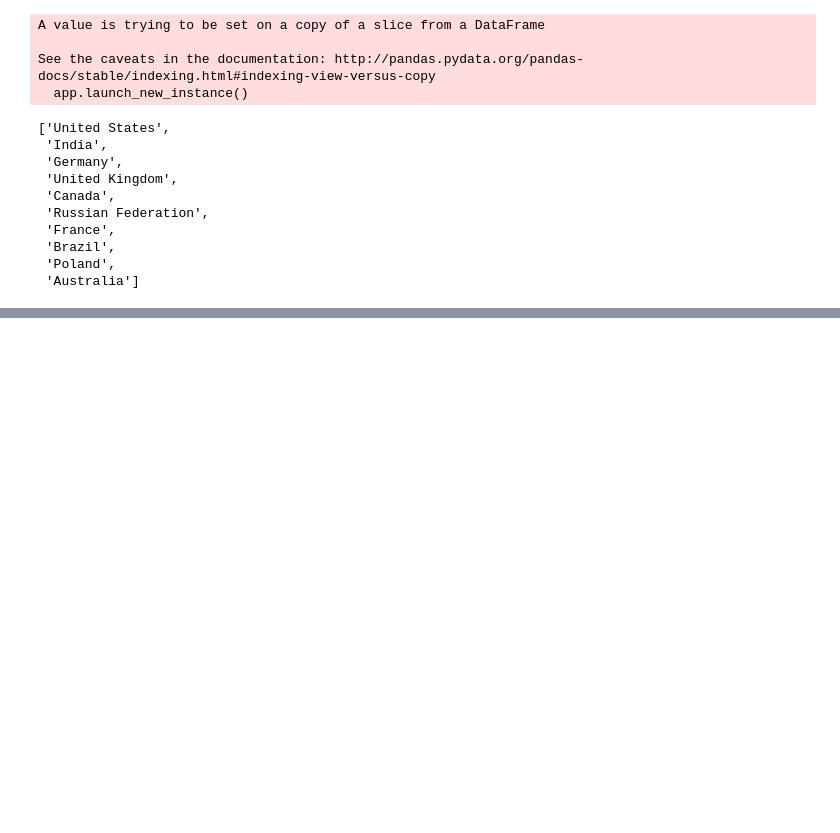
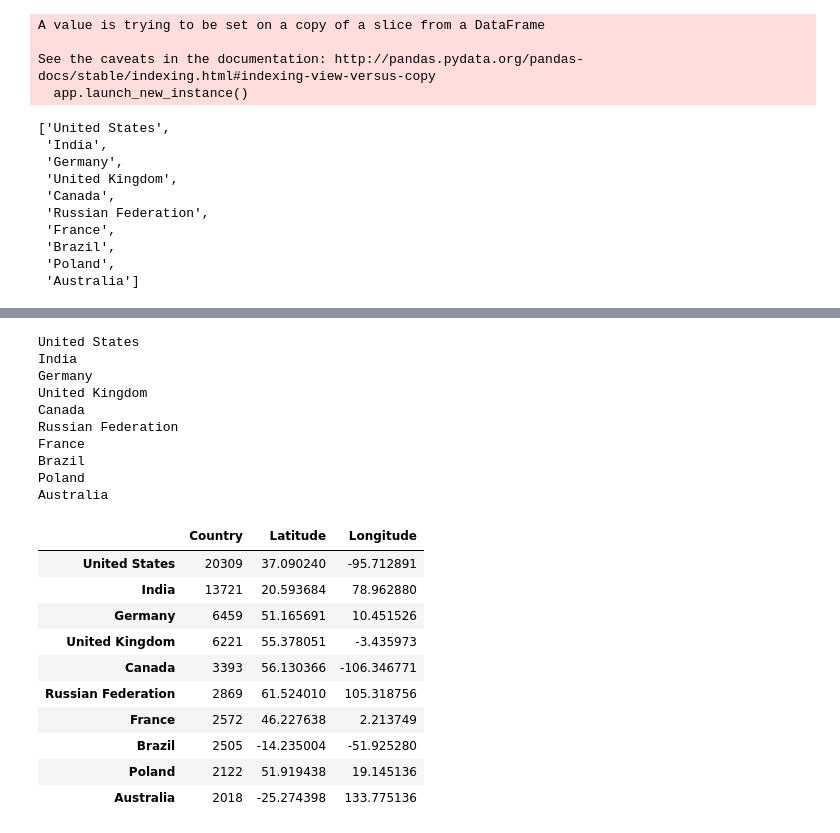
Before and after one commit to MadhukaraBS/python-challenge, a Jupyter notebook: Project-1/TechAnalysis.ipynb, the cells around one changed output, grey strips where cells are left out. Drawn from its saved outputs; the diff is of its cells as text; code cells hidden in the pictures; blank space fills up the shorter version.

```diff
--- a/Project-1/TechAnalysis.ipynb
+++ b/Project-1/TechAnalysis.ipynb
@@ -259,3 +295,55 @@ aa
 | C# | 6383 | 2056 | 1700 | 2214 | 1079 | 721 | 570 | 645 | ... |
 | PHP | 3968 | 3070 | 1746 | 1419 | 798 | 537 | 775 | 704 | ... |
 | C++ | 4058 | 2763 | 1615 | 1021 | 756 | 650 | 581 | 374 | ... |
+# %%
+# Dependencies
+import gmaps
+import requests
+import json
+
+# Google developer API key
+from config import gkey
+
+# Configure gmaps
+gmaps.configure(api_key=gkey)
+
+lat = []
+lng = []
+ctry_loc = pd.DataFrame(top_countries_ser)
+for ctry in top_countries:
+    print(ctry)
+    # Build the endpoint URL
+    # Address to geocode
+    address = ctry
+    geocode_url = f"https://maps.googleapis.com/maps/api/geocode/json?address={address}&key={gkey}"
+    # Run a request to endpoint and convert result to json
+    geo_data = requests.get(geocode_url).json()
+#     geo_data = {'results': [{'address_components': [{'long_name': 'India', 'short_name': 'IN', 'types': ['country', 'political']}], 'formatted_address': 'India', 'geometry': {'bounds': {'northeast': {'lat': 35.513327, 'lng': 97.39535869999999}, 'southwest': {'lat': 6.4626999, 'lng': 68.1097}}, 'location': {'lat': 20.593684, 'lng': 78.96288}, 'location_type': 'APPROXIMATE', 'viewport': {'northeast': {'lat': 35.513327, 'lng': 97.39535869999999}, 'southwest': {'lat': 6.4626999, 'lng': 68.1097}}}, 'place_id': 'ChIJkbeSa_BfYzARphNChaFPjNc', 'types': ['country', 'political']}], 'status': 'OK'}
+    lat.append(geo_data["results"][0]["geometry"]["location"]["lat"])
+    lng.append(geo_data["results"][0]["geometry"]["location"]["lng"])
+
+ctry_loc = ctry_loc.assign(Latitude=lat)
+ctry_loc = ctry_loc.assign(Longitude=lng)
+ctry_loc
+# %% [output]
+United States
+India
+Germany
+United Kingdom
+Canada
+Russian Federation
+France
+Brazil
+Poland
+Australia
+|  | Country | Latitude | Longitude |
+| United States | 20309 | 37.090240 | -95.712891 |
+| India | 13721 | 20.593684 | 78.962880 |
+| Germany | 6459 | 51.165691 | 10.451526 |
+| United Kingdom | 6221 | 55.378051 | -3.435973 |
+| Canada | 3393 | 56.130366 | -106.346771 |
+| Russian Federation | 2869 | 61.524010 | 105.318756 |
+| France | 2572 | 46.227638 | 2.213749 |
+| Brazil | 2505 | -14.235004 | -51.925280 |
+| Poland | 2122 | 51.919438 | 19.145136 |
+| Australia | 2018 | -25.274398 | 133.775136 |
```
Also changed, not shown: parts of 6 cells of this notebook.
